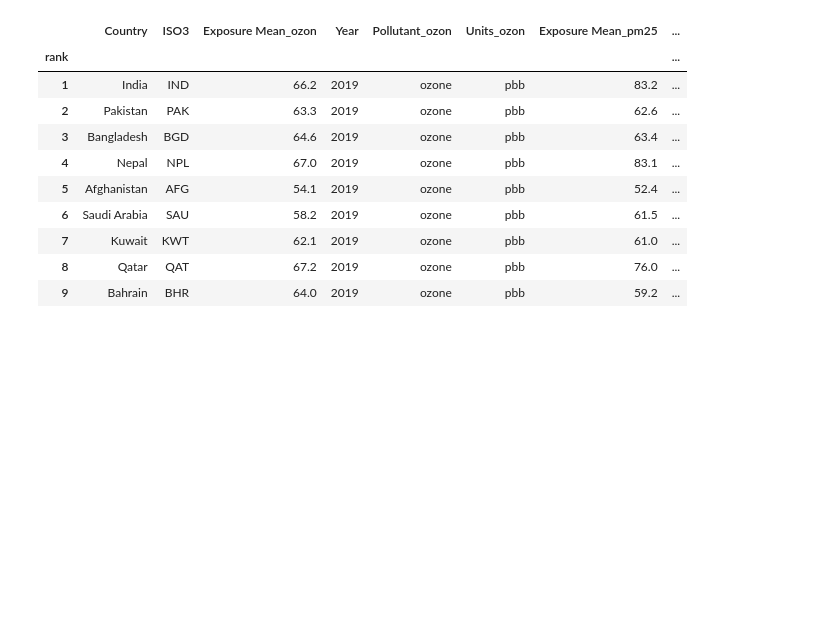
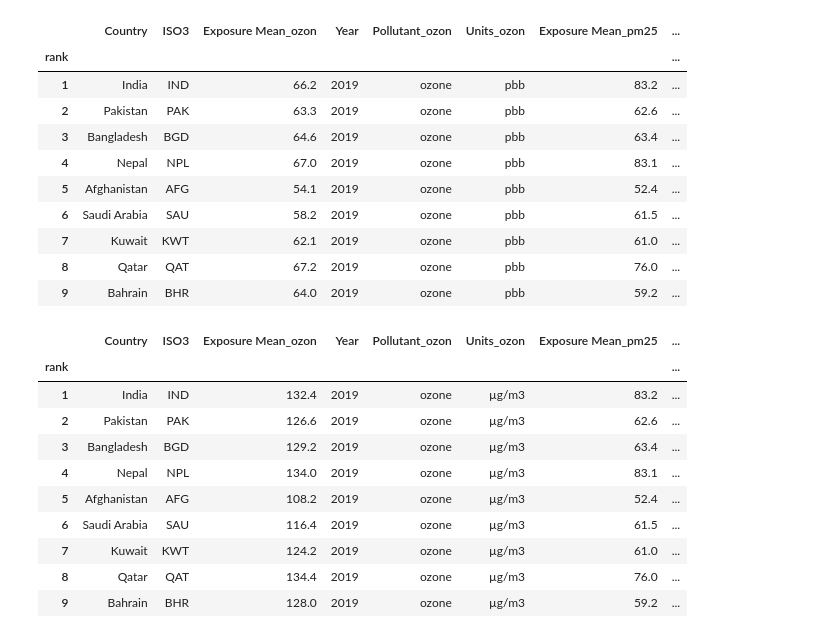
Before and after one commit to 1-1is0/air_pollution_effect, a Jupyter notebook: q2.ipynb, the cells around one changed output. Cells and saved outputs as stored; diff of their text form; code cells hidden in the pictures; blank space fills up the shorter version.

```diff
--- a/q2.ipynb
+++ b/q2.ipynb
@@ -101,3 +78,18 @@ df_all_pollutions
+# %%
+df_all_pollutions['Units_ozon']='µg/m3'
+df_all_pollutions
+# %% [output]
+|  | Country | ISO3 | Exposure Mean_ozon | Year | Pollutant_ozon | Units_ozon | Exposure Mean_pm25 | ... |
+| rank |  |  |  |  |  |  |  | ... |
+| 1 | India | IND | 132.4 | 2019 | ozone | µg/m3 | 83.2 | ... |
+| 2 | Pakistan | PAK | 126.6 | 2019 | ozone | µg/m3 | 62.6 | ... |
+| 3 | Bangladesh | BGD | 129.2 | 2019 | ozone | µg/m3 | 63.4 | ... |
+| 4 | Nepal | NPL | 134.0 | 2019 | ozone | µg/m3 | 83.1 | ... |
+| 5 | Afghanistan | AFG | 108.2 | 2019 | ozone | µg/m3 | 52.4 | ... |
+| 6 | Saudi Arabia | SAU | 116.4 | 2019 | ozone | µg/m3 | 61.5 | ... |
+| 7 | Kuwait | KWT | 124.2 | 2019 | ozone | µg/m3 | 61.0 | ... |
+| 8 | Qatar | QAT | 134.4 | 2019 | ozone | µg/m3 | 76.0 | ... |
+| 9 | Bahrain | BHR | 128.0 | 2019 | ozone | µg/m3 | 59.2 | ... |
 # %%
 df_all_pollutions.max(axis=1)
 # %% [output]
```
Also changed, not shown: parts of 8 cells of this notebook, 1 other file.
